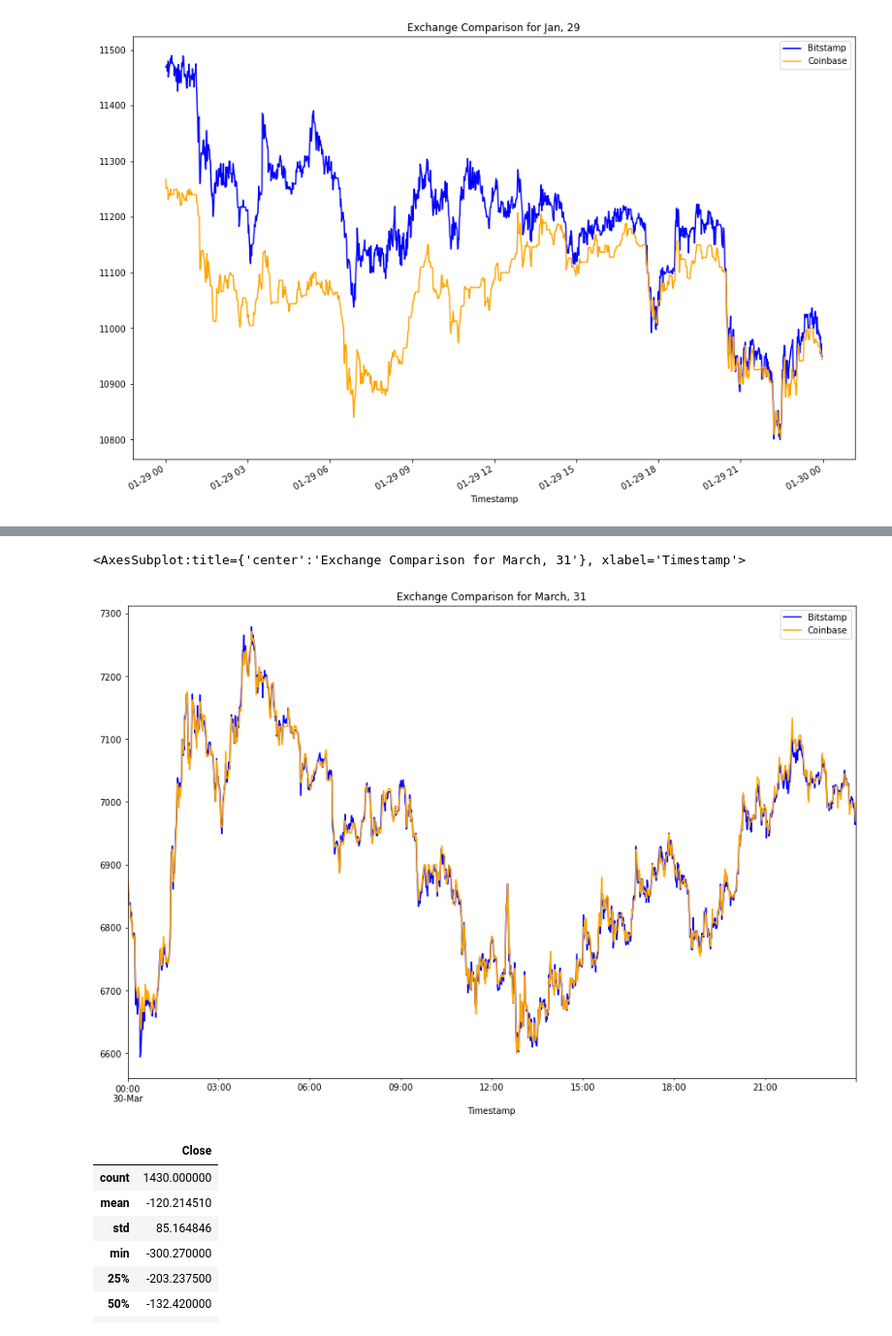
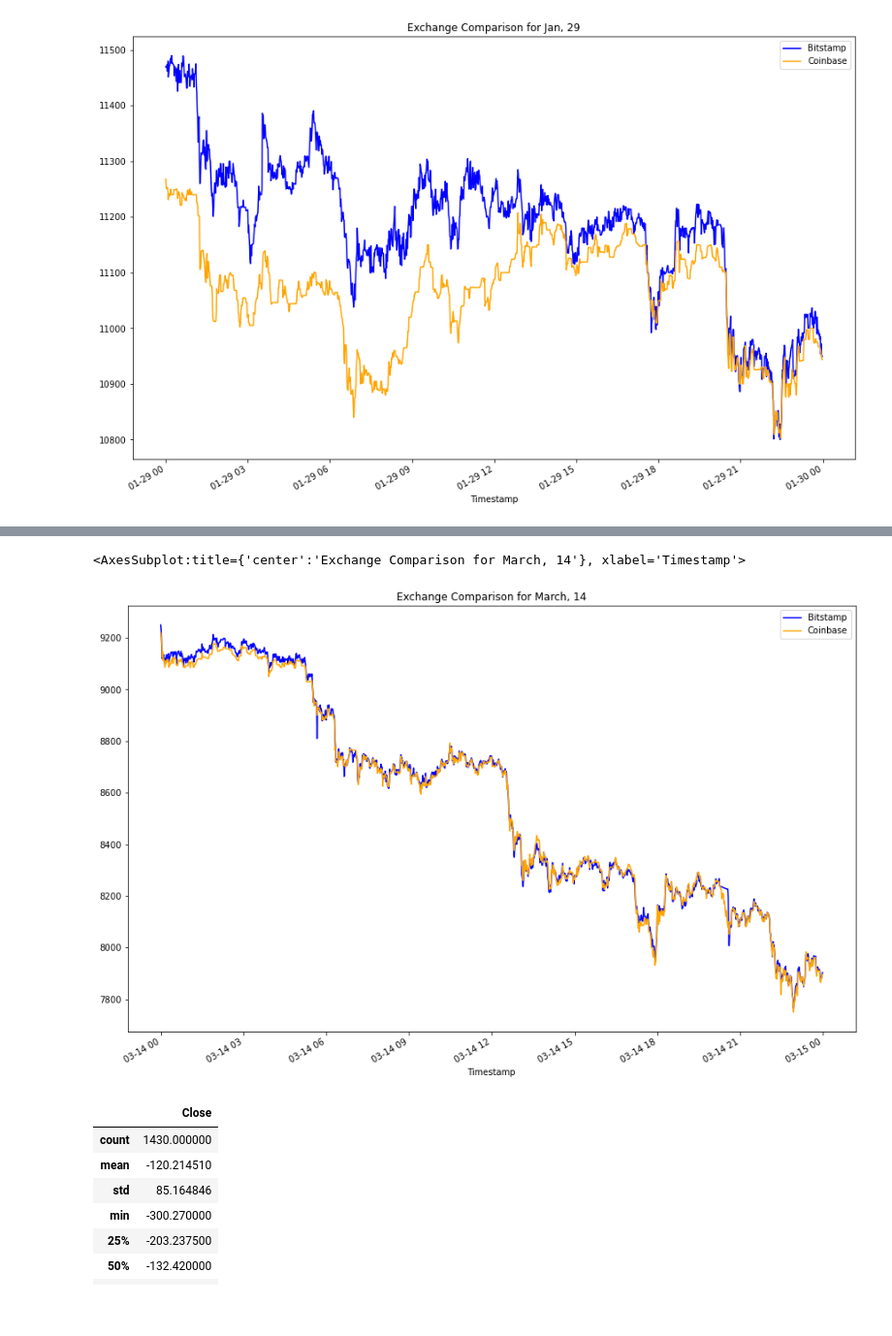
Before and after one commit to godifay/crypto_arbitrage, a Jupyter notebook: crypto_arbitrage.ipynb, the cells around one changed output, grey strips where cells are left out. Shown at 97% size. Cells and saved outputs as stored; diff of their text form; code cells hidden in the pictures; blank space fills up the shorter version.

```diff
--- a/crypto_arbitrage.ipynb
+++ b/crypto_arbitrage.ipynb
@@ -401,15 +403,15 @@ coinbase_sliced['Close'].loc['2018-02-24' : '2018-02-24'].plot(
 # Be sure that the plots include the parameters `legend`, `figsize`, `title`, `color` and `label`
 # YOUR CODE HERE
 # %%
-# March 31
+# March 14
 
-bitstamp_sliced['Close'].loc['2018-03-30' : '2018-03-30'].plot(
-    legend=True, figsize=(15, 10), title="Exchange Comparison for March, 31", color="blue", label="Bitstamp")
-coinbase_sliced['Close'].loc['2018-03-30' : '2018-03-30'].plot(
+bitstamp_sliced['Close'].loc['2018-03-14' : '2018-03-14'].plot(
+    legend=True, figsize=(15, 10), title="Exchange Comparison for March, 14", color="blue", label="Bitstamp")
+coinbase_sliced['Close'].loc['2018-03-14' : '2018-03-14'].plot(
     legend=True, figsize=(15, 10), color="orange", label="Coinbase")
 # %% [output]
-<AxesSubplot:title={'center':'Exchange Comparison for March, 31'}, xlabel='Timestamp'>
+<AxesSubplot:title={'center':'Exchange Comparison for March, 14'}, xlabel='Timestamp'>
-[figure, old version]
+[figure, new version]
 # %%
 # Using the early date that you have selected, calculate the arbitrage spread
 # by subtracting the bitstamp lower closing prices from the coinbase higher closing prices
```
Also changed, not shown: parts of 59 cells of this notebook.
